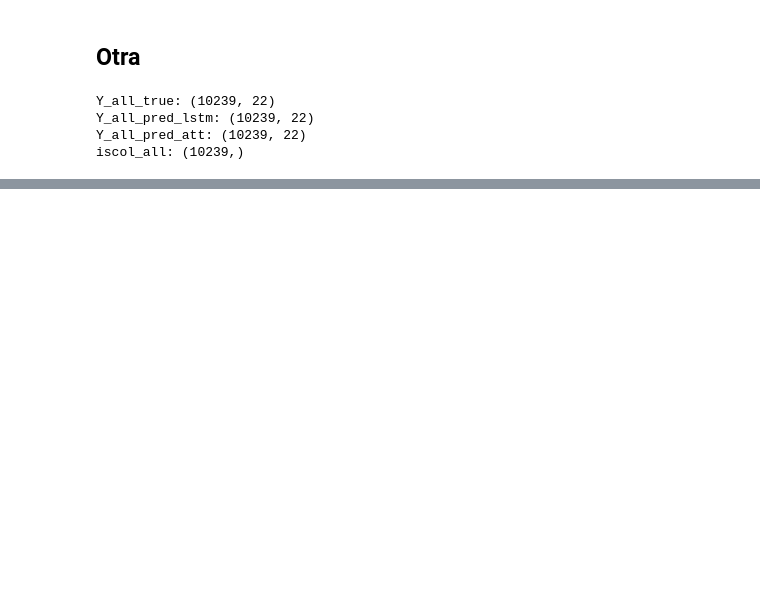
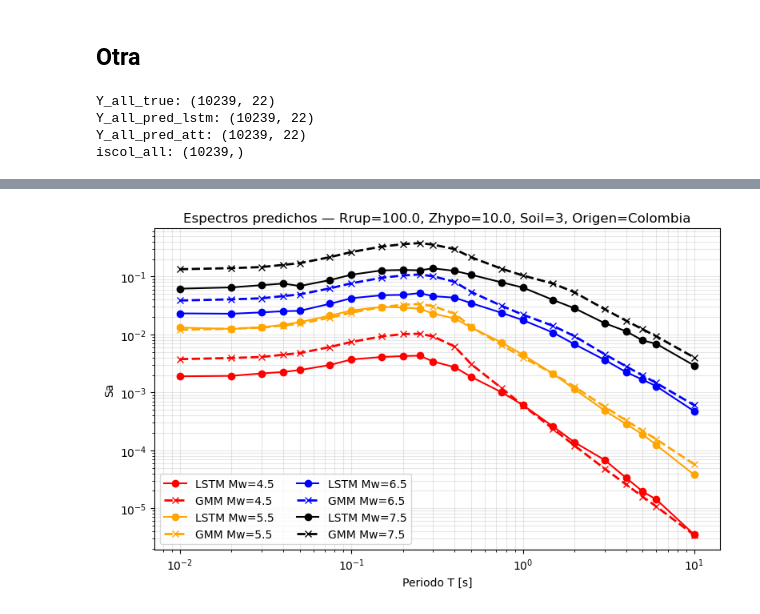
Before and after one commit to eliasibpajaro/Final_Project, a Jupyter notebook: ModeloOriginal.ipynb, the cells around one changed output, grey strips where cells are left out. Saved outputs shown, nothing was run; the diff lists cells and outputs as text; code cells hidden in the pictures; blank space fills up the shorter version.

```diff
--- a/ModeloOriginal.ipynb
+++ b/ModeloOriginal.ipynb
@@ -1094,0 +1364,39 @@ plt.show()
+# %%
+import matplotlib.pyplot as plt
+import numpy as np
+a = 0
+fig, ax = plt.subplots(figsize=(8, 5))
+colors      = ['red', 'orange', 'blue', 'black']
+for Mw in mags:
+    # LSTM (línea continua)
+    ax.plot(
+        T_vals,
+        np.exp(preds_lstm[Mw]),
+        linestyle="-",
+        marker="o",
+        label=f"LSTM Mw={Mw}", color=colors[a]
+    )
+
+     # LSTM+ATT (línea discontinua)
+    """ax.plot(
+        T_vals,
+        np.exp(preds_att[Mw]),
+        linestyle="--",
+        marker="s",
+        label=f"LSTM+ATT Mw={Mw}"
+    )"""
+    ax.plot(T_vals, p[a],
+            label=f'GMM Mw={Mw}', color=colors[a],
+            linestyle='--', marker='x', linewidth=2)
+    a=a+1
+ax.set_xscale("log")
+ax.set_yscale("log")
+ax.set_xlabel("Periodo T [s]")
+ax.set_ylabel("Sa")
+ax.set_title(f"Espectros predichos — Rrup={np.round(np.exp(RRUP_FIX))}, Zhypo={ZHYPO_FIX}, Soil={SOIL_FIX}, Origen=Colombia")
+ax.grid(True, which="both", alpha=0.3)
+ax.legend(ncol=2)
+plt.tight_layout()
+plt.show()
+# %% [output]
+[figure, added]
```
Also changed, not shown: parts of 25 cells of this notebook.
